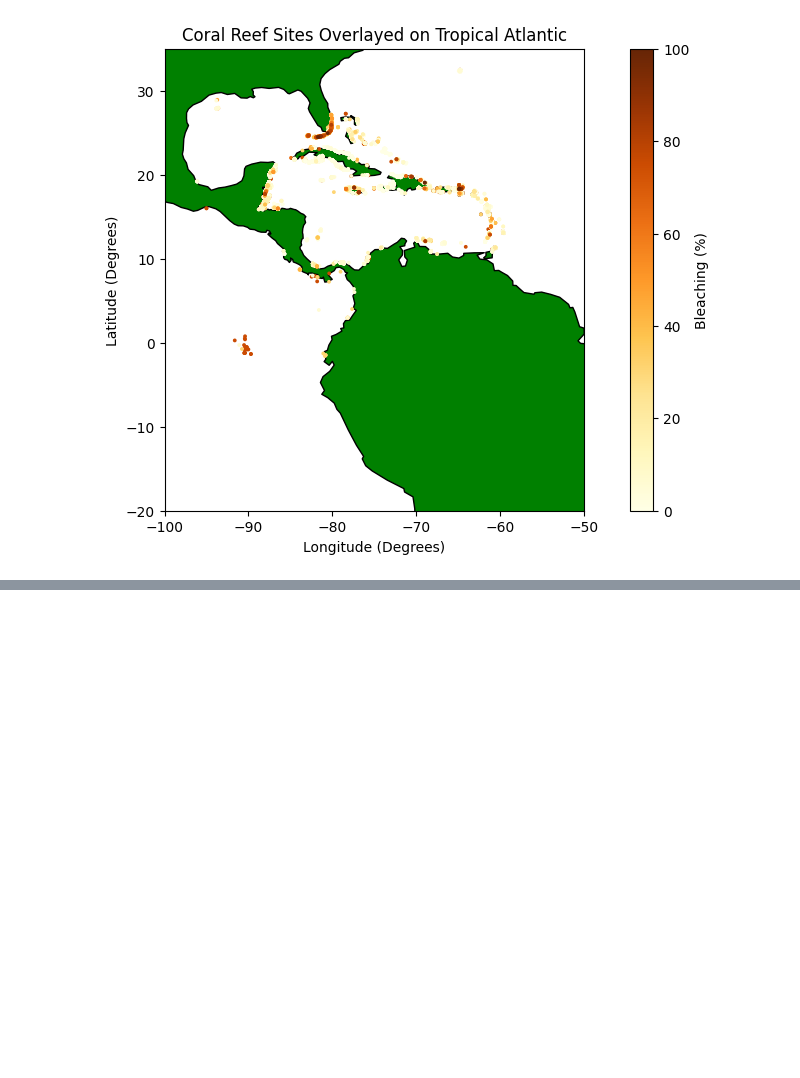
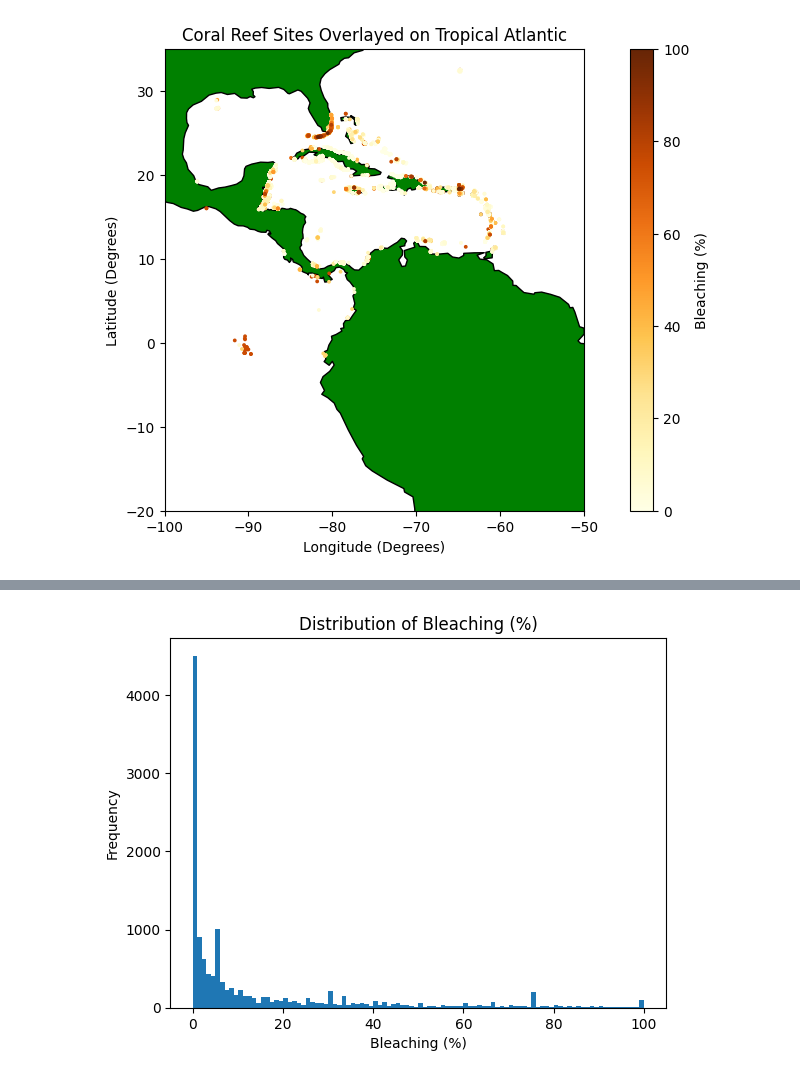
Before and after one commit to Zahi-Rahman/coral_bleaching, a Jupyter notebook: cb_cleaning.ipynb, the cells around one changed output, grey strips where cells are left out. Drawn from its saved outputs; the diff is of its cells as text; code cells hidden in the pictures; blank space fills up the shorter version.

```diff
--- a/cb_cleaning.ipynb
+++ b/cb_cleaning.ipynb
@@ -239,0 +269,6 @@ plt.ylabel("Number of Observations");
+# %%
+ta.Percent_Bleaching.plot.hist(bins=100)
+plt.title("Distribution of Bleaching (%)")
+plt.xlabel("Bleaching (%)");
+# %% [output]
+[figure, added]
```
Also changed, not shown: parts of 7 cells of this notebook, 4 other files.
